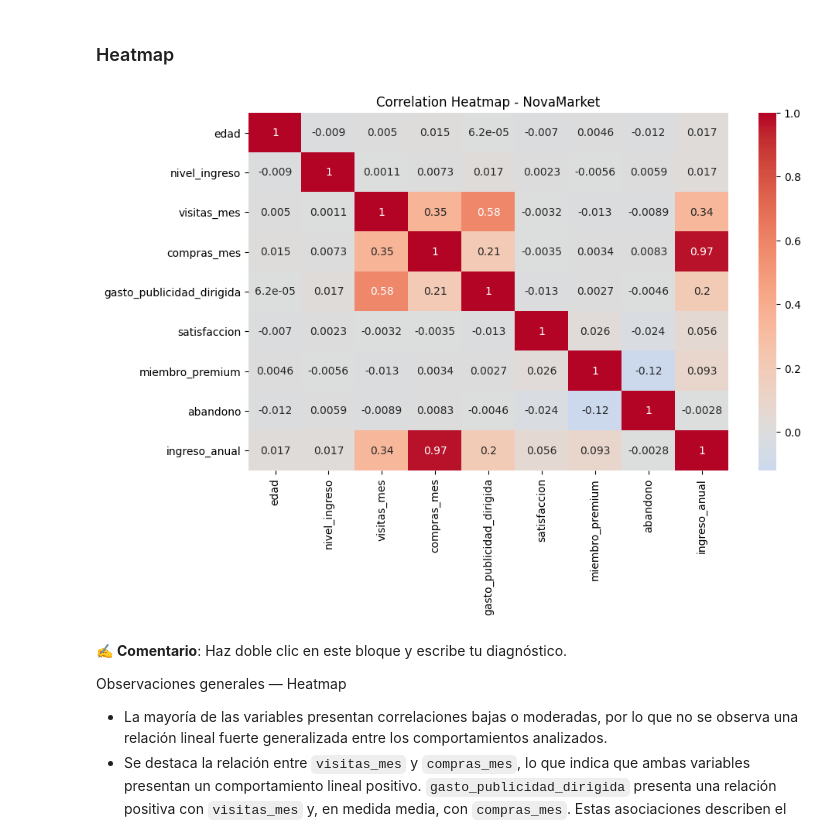
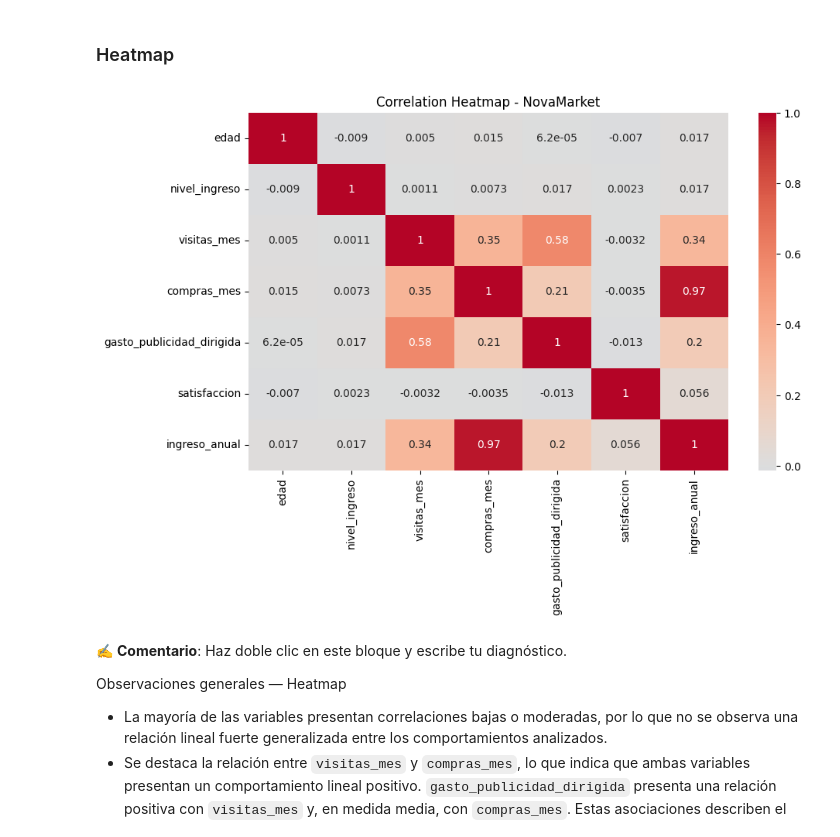
Before and after one commit to srlokygood/NovaRetail-_analysis_annual_profits, a Jupyter notebook: S8 Student Version-Project-NovaRetail.ipynb, the cells around one changed output. Cells and saved outputs as stored; diff of their text form; code cells hidden in the pictures.

```diff
--- a/S8 Student Version-Project-NovaRetail.ipynb
+++ b/S8 Student Version-Project-NovaRetail.ipynb
@@ -275,13 +276,13 @@ Observamos cómo se relacionan las variables numéricas.
 ### Heatmap
 # %%
 # Visualizar la matriz de correlación para identificar relaciones
-corr = df.corr()
+corr = df[df_numericas].corr()
 plt.figure(figsize=(10, 6))
 sns.heatmap(corr, annot=True, cmap="coolwarm", center=0)
 plt.title("Correlation Heatmap - NovaMarket")
 plt.show()
 # %% [output]
-[figure, old version]
+[figure, new version]
 # %% [markdown]
 ✍️ **Comentario**: Haz doble clic en este bloque y escribe tu diagnóstico.
 
```
Also changed, not shown: parts of 11 cells of this notebook.
